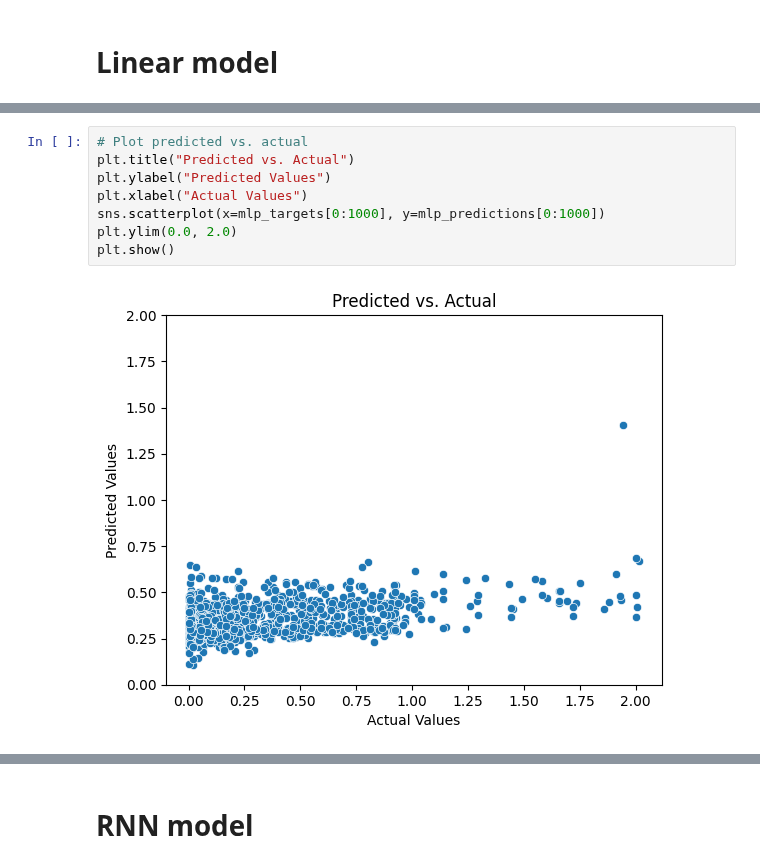
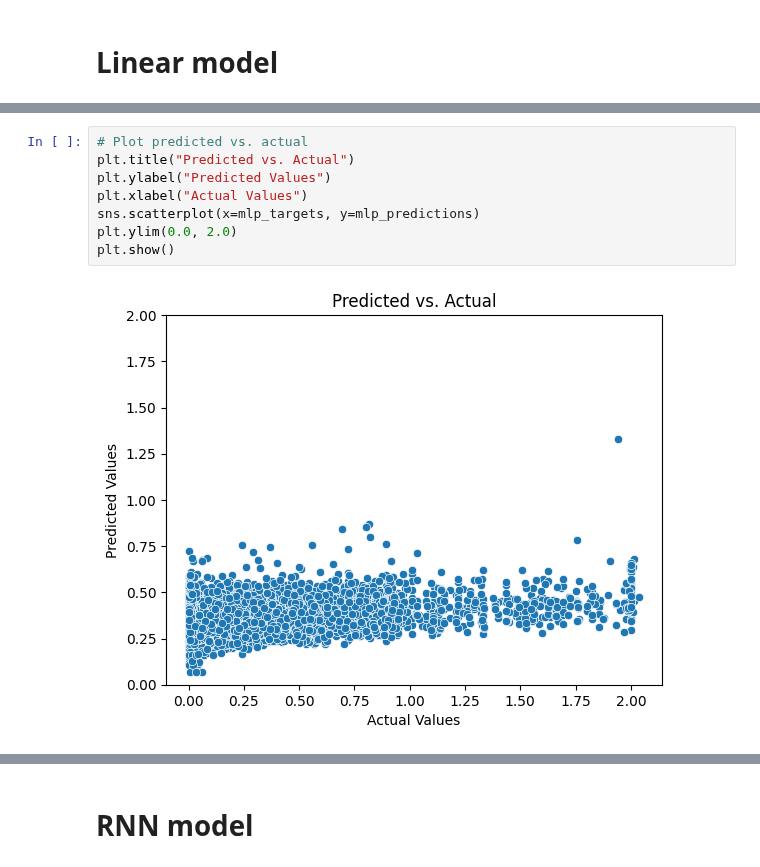
Before and after one commit to zybecker/DS-5500, a Jupyter notebook: RNN_Model/NN_final_models.ipynb, the cells around one changed output, grey strips where cells are left out. Drawn from its saved outputs; the diff is of its cells as text.

```diff
--- a/RNN_Model/NN_final_models.ipynb
+++ b/RNN_Model/NN_final_models.ipynb
@@ -241,13 +344,13 @@ plt.show()
 # %%
 # Plot predicted vs. actual
 plt.title("Predicted vs. Actual")
 plt.ylabel("Predicted Values")
 plt.xlabel("Actual Values")
-sns.scatterplot(x=mlp_targets[0:1000], y=mlp_predictions[0:1000])
+sns.scatterplot(x=mlp_targets, y=mlp_predictions)
 plt.ylim(0.0, 2.0)
 plt.show()
 # %% [output]
-[figure, old version]
+[figure, new version]
 # %%
 # Plot residuals
 plt.figure(figsize=(6, 5))
```
Also changed, not shown: parts of 38 cells of this notebook, 1 other file.
